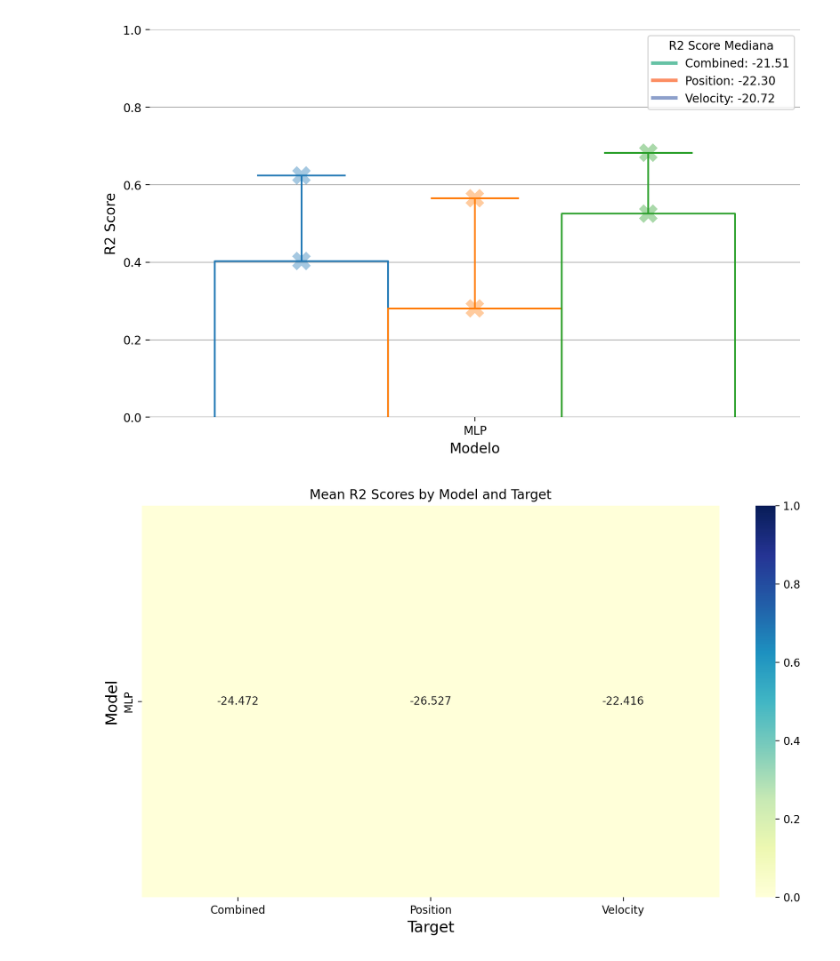
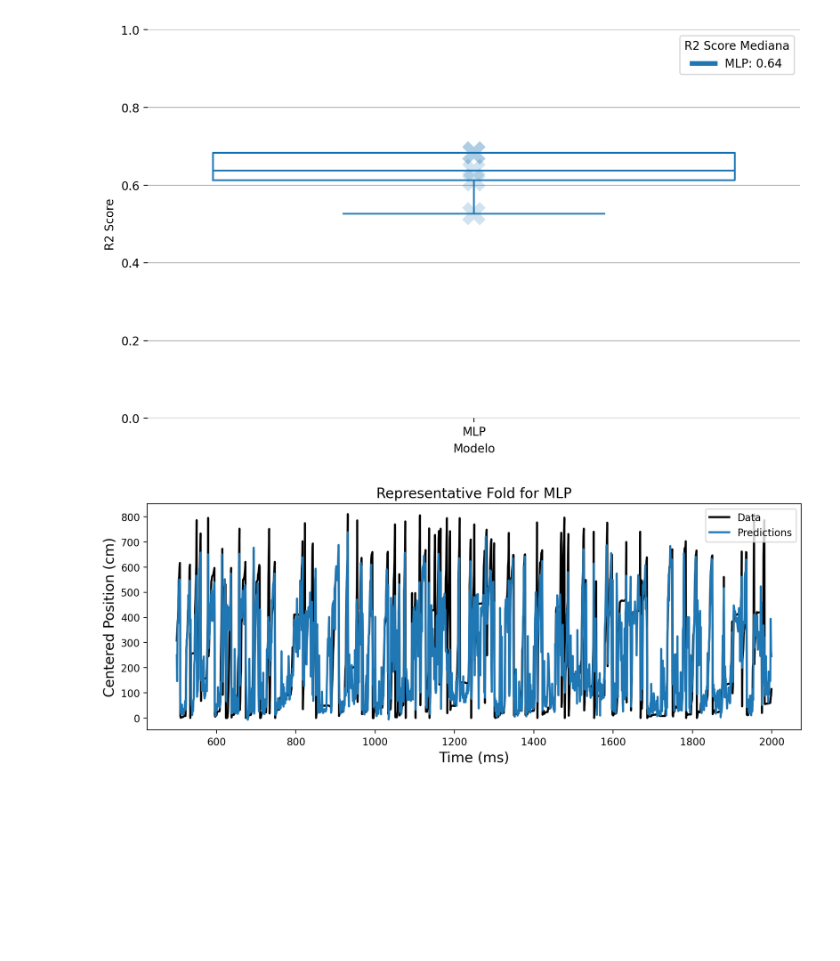
Before and after one commit to mariburginlab-labPrograms/IbioML, a Jupyter notebook: examples/simple_plots.ipynb, the cells around one changed output. Cells and saved outputs as stored; diff of their text form; code cells hidden in the pictures; blank space fills up the shorter version.

```diff
--- a/examples/simple_plots.ipynb
+++ b/examples/simple_plots.ipynb
@@ -7,7 +7,7 @@ sys.path.append(os.path.abspath(os.path.join(os.getcwd(), '..')))
 
 from ibioml.plots import *
 
-path = os.path.join(os.getcwd(), 'results', 'mlp_nested_cv', 'study_2025-05-20_13-07-37')
+path = os.path.join(os.getcwd(), 'results', 'mlp_nested_cv', 'mlp', 'study_ShuffleKFold_ShuffleSplit')
 mlp_path = os.path.join(path, 'final_results.json')
 # %%
 mlp_results = load_results({'mlp': mlp_path})
@@ -33,7 +33,7 @@ mlp_results
 # %%
-test_r2_scores, test_r2_scores_pos, test_r2_scores_vel, r2_test_df = extract_r2_scores(mlp_results)
+test_r2_scores, r2_test_df = extract_r2_scores(mlp_results)
 print(test_r2_scores)
-print(test_r2_scores_pos)
-print(test_r2_scores_vel)
+# print(test_r2_scores_pos)
+# print(test_r2_scores_vel)
 print(r2_test_df)
 # %% [output]
@@ -59,5 +47,4 @@ print(r2_test_df)
 # %%
-boxplot_test_r2_scores_both_targets(r2_test_df)
+boxplot_test_r2_scores(r2_test_df)
 # %% [output]
-[figure, old version]
+[figure, new version]
-[figure, removed]
@@ -63,0 +54,4 @@ boxplot_test_r2_scores_both_targets(r2_test_df)
+# %%
+plot_predictions(pred, true_values, test_r2_scores, limit=(500, 2000))
+# %% [output]
+[figure, added]
```
Also changed, not shown: parts of 3 cells of this notebook, 2 other files.
